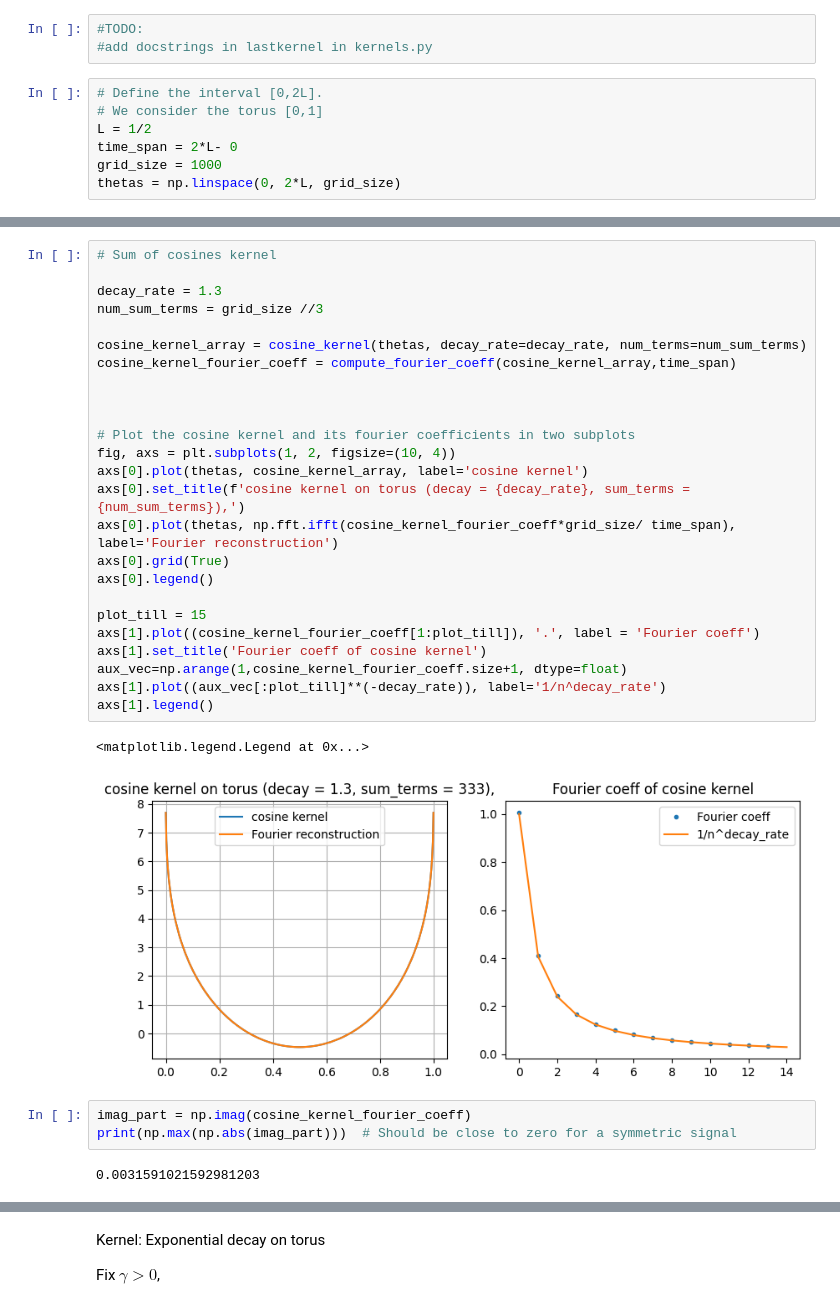
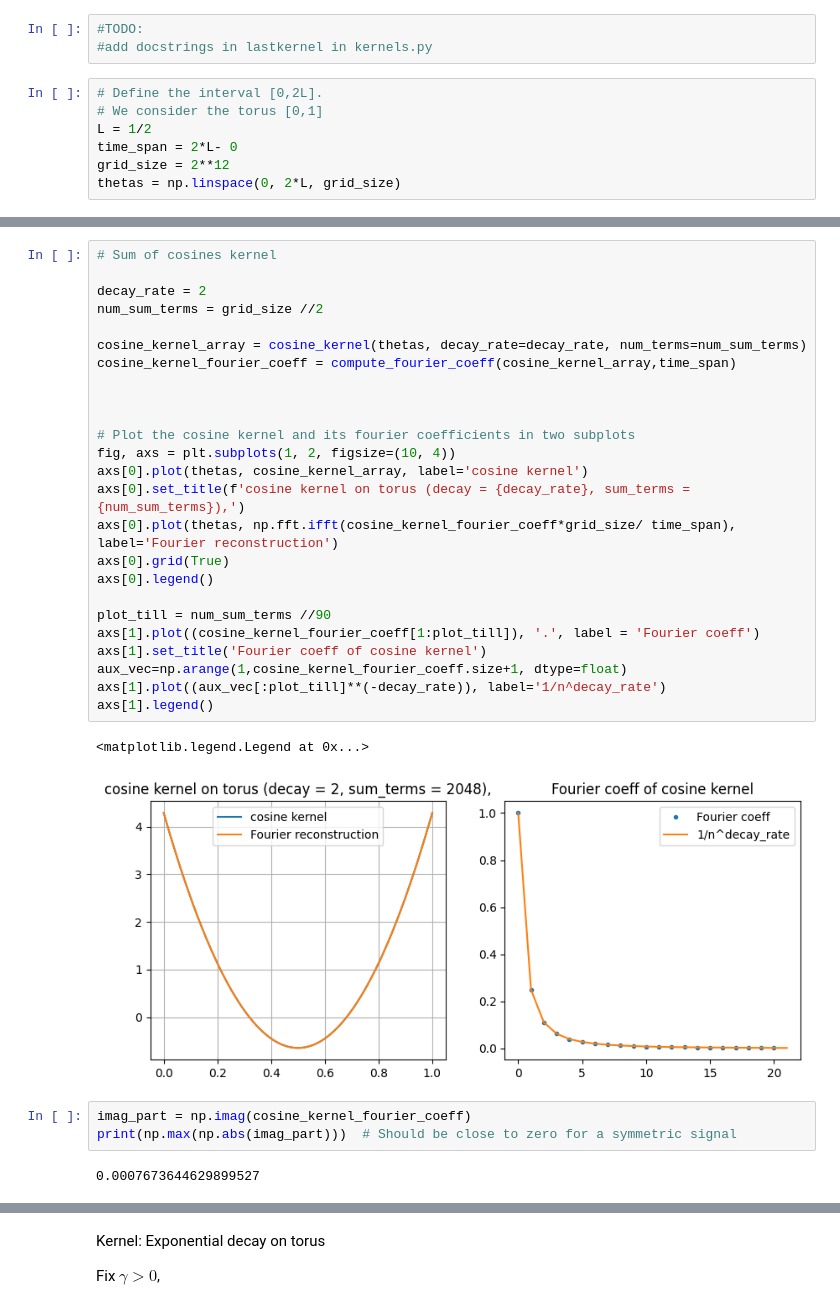
Before and after one commit to EmiliaMagnani/learnconv, a Jupyter notebook: notebooks/kernels_on_torus.ipynb, the cells around one changed output, grey strips where cells are left out. Cells and saved outputs as stored; diff of their text form.

```diff
--- a/notebooks/kernels_on_torus.ipynb
+++ b/notebooks/kernels_on_torus.ipynb
@@ -15,7 +15,7 @@ import matplotlib.pyplot as plt
 # We consider the torus [0,1]
 L = 1/2
 time_span = 2*L- 0
-grid_size = 1000
+grid_size = 2**12
 thetas = np.linspace(0, 2*L, grid_size)
 # %%
 #Dirichlet kernel
@@ -49,36 +49,36 @@ print(np.max(np.abs(imag_part)))  # Should be close to zero for a symmetric sign
 # %%
 # Sum of cosines kernel
 
-decay_rate = 1.3
-num_sum_terms = grid_size //3
+decay_rate = 2
+num_sum_terms = grid_size //2
 
 cosine_kernel_array = cosine_kernel(thetas, decay_rate=decay_rate, num_terms=num_sum_terms)
 cosine_kernel_fourier_coeff = compute_fourier_coeff(cosine_kernel_array,time_span)
 
 
 
 # Plot the cosine kernel and its fourier coefficients in two subplots
 fig, axs = plt.subplots(1, 2, figsize=(10, 4))
 axs[0].plot(thetas, cosine_kernel_array, label='cosine kernel')
 axs[0].set_title(f'cosine kernel on torus (decay = {decay_rate}, sum_terms = {num_sum_terms}),')
 axs[0].plot(thetas, np.fft.ifft(cosine_kernel_fourier_coeff*grid_size/ time_span), label='Fourier reconstruction')
 axs[0].grid(True)
 axs[0].legend()
 
-plot_till = 15
+plot_till = num_sum_terms //90
 axs[1].plot((cosine_kernel_fourier_coeff[1:plot_till]), '.', label = 'Fourier coeff')
 axs[1].set_title('Fourier coeff of cosine kernel')
 aux_vec=np.arange(1,cosine_kernel_fourier_coeff.size+1, dtype=float)
 axs[1].plot((aux_vec[:plot_till]**(-decay_rate)), label='1/n^decay_rate')
 axs[1].legend()
 # %% [output]
 <matplotlib.legend.Legend at 0x...>
-[figure, old version]
+[figure, new version]
 # %%
 imag_part = np.imag(cosine_kernel_fourier_coeff)
 print(np.max(np.abs(imag_part)))  # Should be close to zero for a symmetric signal
 # %% [output]
-0.0031591021592981203
+0.0007673644629899527
 # %%
 # Complex exponential kernel
 
```
Also changed, not shown: parts of 3 cells of this notebook, 12 other files.
